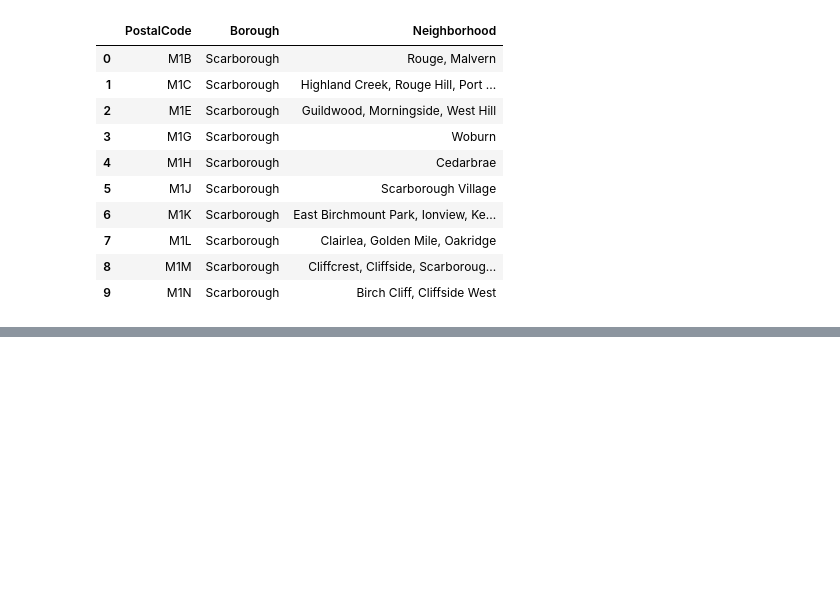
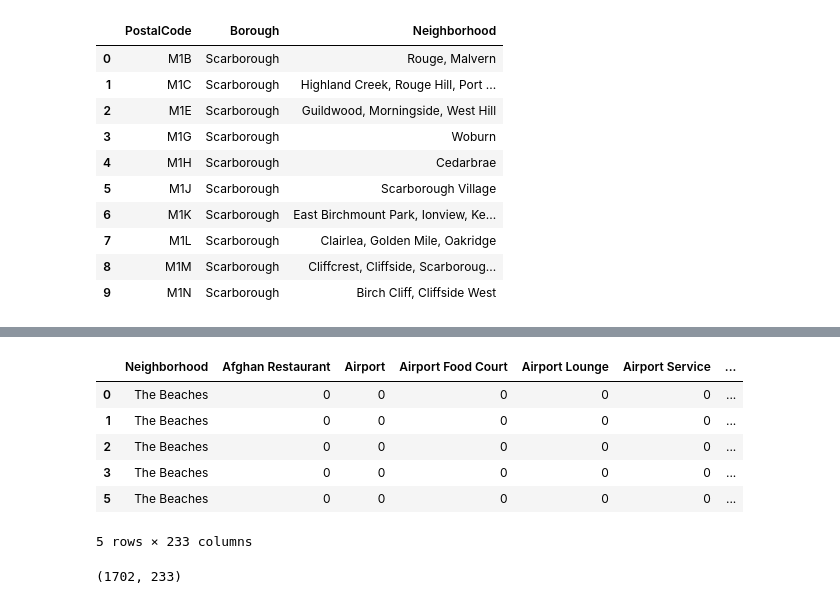
Before and after one commit to jlwalsh13/Coursera_Capstone, a Jupyter notebook: Coursera_Assignment_Toronto_Segmenting.ipynb, the cells around one changed output, grey strips where cells are left out. Cells and saved outputs as stored; diff of their text form; code cells hidden in the pictures; blank space fills up the shorter version.

```diff
--- a/Coursera_Assignment_Toronto_Segmenting.ipynb
+++ b/Coursera_Assignment_Toronto_Segmenting.ipynb
@@ -61,0 +227,26 @@ postalcode_df.shape
+# %%
+# Create table of venues per neighborhood.
+# one hot encoding
+toronto_onehot = pd.get_dummies(toronto_venues[['Venue Category']], prefix="", prefix_sep="")
+
+# add neighborhood column back to dataframe
+toronto_onehot['Neighborhood'] = toronto_venues['Neighborhood']
+
+# move neighborhood column to the first column
+fixed_columns = [toronto_onehot.columns[-1]] + list(toronto_onehot.columns[:-1])
+toronto_onehot = toronto_onehot[fixed_columns]
+
+toronto_onehot.head()
+# %% [output]
+|  | Neighborhood | Afghan Restaurant | Airport | Airport Food Court | Airport Lounge | Airport Service | ... |
+| 0 | The Beaches | 0 | 0 | 0 | 0 | 0 | ... |
+| 1 | The Beaches | 0 | 0 | 0 | 0 | 0 | ... |
+| 2 | The Beaches | 0 | 0 | 0 | 0 | 0 | ... |
+| 3 | The Beaches | 0 | 0 | 0 | 0 | 0 | ... |
+| 5 | The Beaches | 0 | 0 | 0 | 0 | 0 | ... |
+5 rows × 233 columns
+# %%
+# Check DataFrame shape.
+toronto_onehot.shape
+# %% [output]
+(1702, 233)
```
Also changed, not shown: parts of 29 cells of this notebook.
